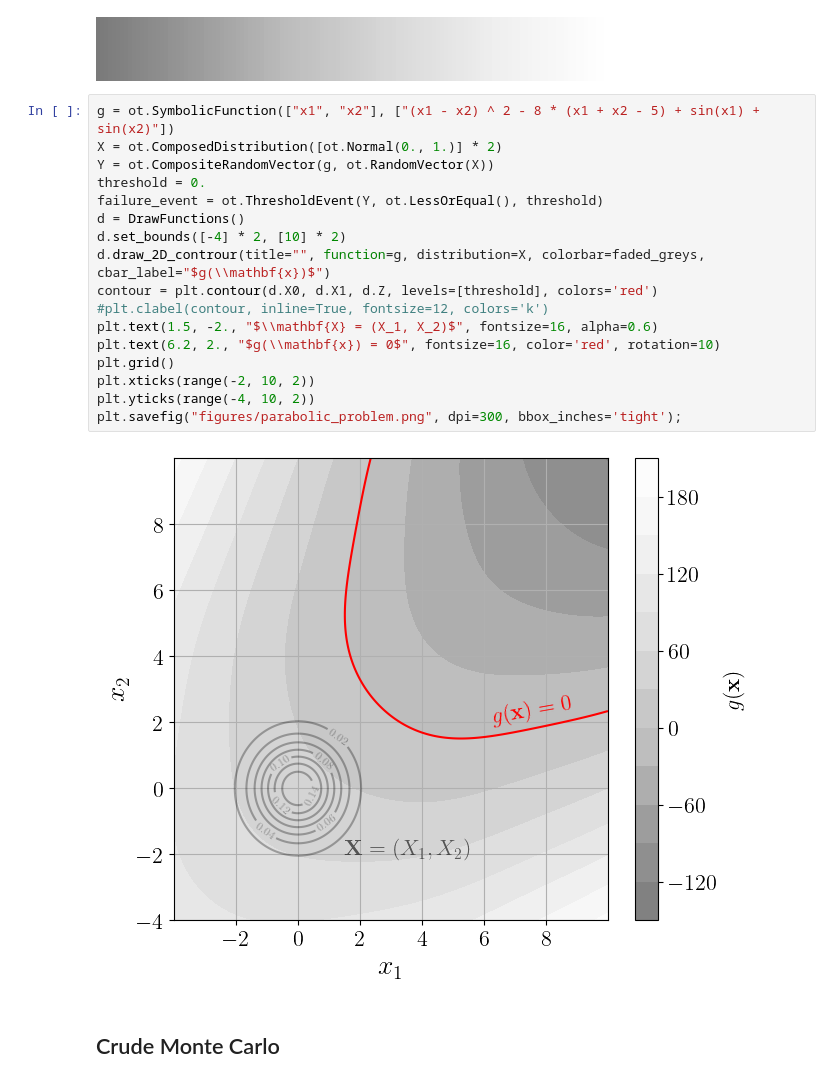
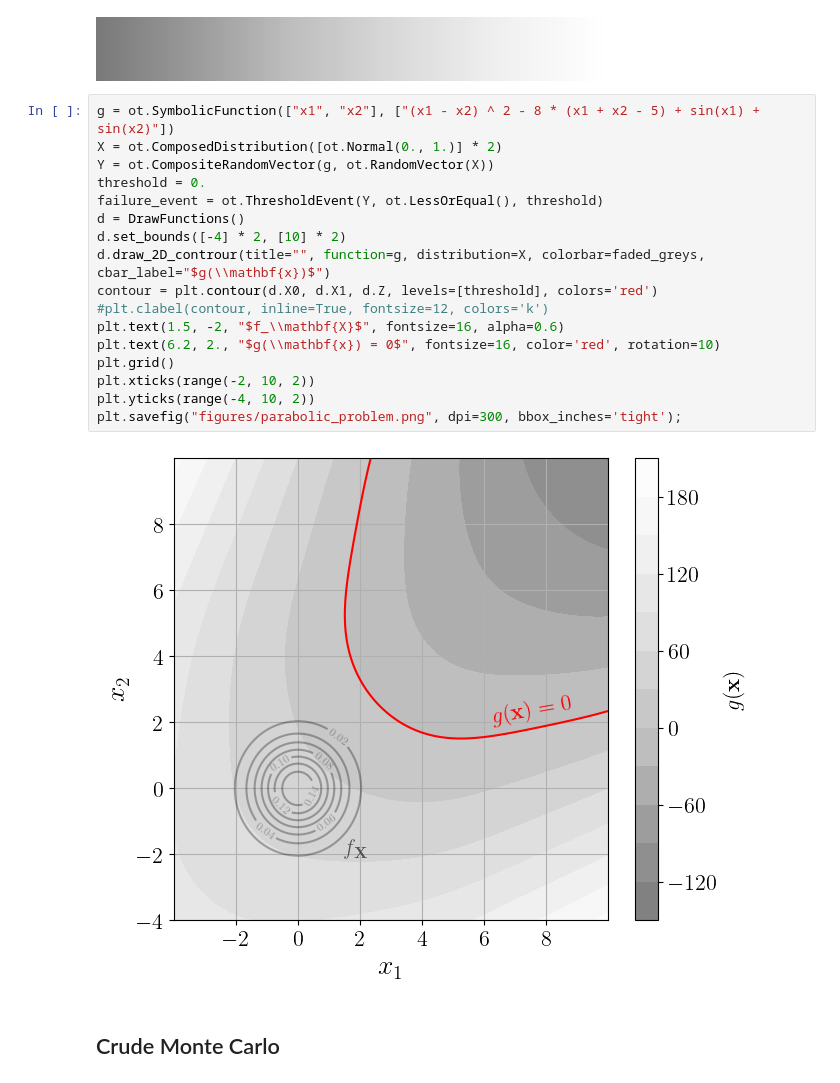
Before and after one commit to efekhari27/thesis, a Jupyter notebook: numerical_experiments/chapter1/reliability.ipynb, the cells around one changed output. Drawn from its saved outputs; the diff is of its cells as text.

```diff
--- a/numerical_experiments/chapter1/reliability.ipynb
+++ b/numerical_experiments/chapter1/reliability.ipynb
@@ -62,22 +62,22 @@ faded_greys
 # %%
 g = ot.SymbolicFunction(["x1", "x2"], ["(x1 - x2) ^ 2 - 8 * (x1 + x2 - 5) + sin(x1) + sin(x2)"])
 X = ot.ComposedDistribution([ot.Normal(0., 1.)] * 2)
 Y = ot.CompositeRandomVector(g, ot.RandomVector(X))
 threshold = 0.
 failure_event = ot.ThresholdEvent(Y, ot.LessOrEqual(), threshold)
 d = DrawFunctions()
 d.set_bounds([-4] * 2, [10] * 2)
 d.draw_2D_controur(title="", function=g, distribution=X, colorbar=faded_greys, cbar_label="$g(\\mathbf{x})$")
 contour = plt.contour(d.X0, d.X1, d.Z, levels=[threshold], colors='red')
 #plt.clabel(contour, inline=True, fontsize=12, colors='k')
-plt.text(1.5, -2., "$\\mathbf{X} = (X_1, X_2)$", fontsize=16, alpha=0.6)
+plt.text(1.5, -2, "$f_\\mathbf{X}$", fontsize=16, alpha=0.6)
 plt.text(6.2, 2., "$g(\\mathbf{x}) = 0$", fontsize=16, color='red', rotation=10)
 plt.grid()
 plt.xticks(range(-2, 10, 2))
 plt.yticks(range(-4, 10, 2))
 plt.savefig("figures/parabolic_problem.png", dpi=300, bbox_inches='tight');
 # %% [output]
-[figure, old version]
+[figure, new version]
 # %% [markdown]
 ## Crude Monte Carlo
 # %%
```
Also changed, not shown: parts of 6 cells of this notebook, 49 other files.
